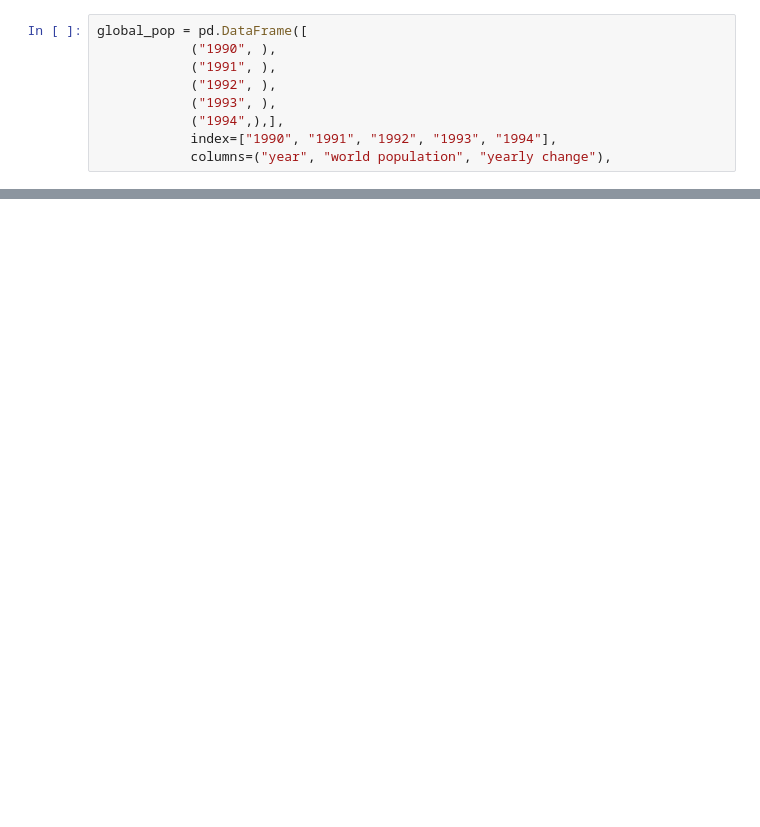
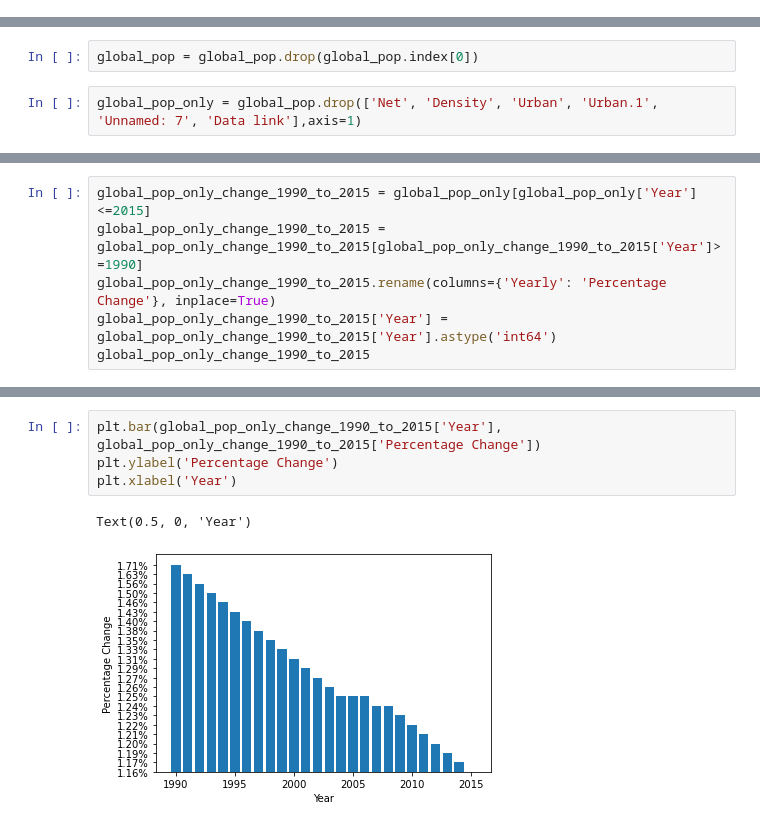
Before and after one commit to Heesu-H/project_1, a Jupyter notebook: Group Project 1/Resources/Untitled.ipynb, the cells around one changed output, grey strips where cells are left out. Saved outputs shown, nothing was run; the diff lists cells and outputs as text; blank space fills up the shorter version.

Commit message:
Add files via upload
upload new data - require help on inverse %

```diff
--- a/Group Project 1/Resources/Untitled.ipynb
+++ b/Group Project 1/Resources/Untitled.ipynb
@@ -35,9 +20,0 @@ len(global_pop)
-# %%
-global_pop = pd.DataFrame([
-            ("1990", ),
-            ("1991", ),
-            ("1992", ),
-            ("1993", ),
-            ("1994",),],
-            index=["1990", "1991", "1992", "1993", "1994"],
-            columns=("year", "world population", "yearly change"),
@@ -45,0 +21,4 @@ SyntaxError: unexpected EOF while parsing (<ipython-input-24-604385c557da>, line
+# %%
+global_pop = global_pop.drop(global_pop.index[0])
+# %%
+global_pop_only = global_pop.drop(['Net', 'Density', 'Urban', 'Urban.1', 'Unnamed: 7', 'Data link'],axis=1)
@@ -45,0 +103,6 @@ SyntaxError: unexpected EOF while parsing (<ipython-input-24-604385c557da>, line
+# %%
+global_pop_only_change_1990_to_2015 = global_pop_only[global_pop_only['Year']<=2015]
+global_pop_only_change_1990_to_2015 = global_pop_only_change_1990_to_2015[global_pop_only_change_1990_to_2015['Year']>=1990]
+global_pop_only_change_1990_to_2015.rename(columns={'Yearly': 'Percentage Change'}, inplace=True)
+global_pop_only_change_1990_to_2015['Year'] = global_pop_only_change_1990_to_2015['Year'].astype('int64')
+global_pop_only_change_1990_to_2015
@@ -45,0 +127,7 @@ SyntaxError: unexpected EOF while parsing (<ipython-input-24-604385c557da>, line
+# %%
+plt.bar(global_pop_only_change_1990_to_2015['Year'], global_pop_only_change_1990_to_2015['Percentage Change'])
+plt.ylabel('Percentage Change')
+plt.xlabel('Year')
+# %% [output]
+Text(0.5, 0, 'Year')
+[figure, added]
```
Also changed, not shown: parts of 12 cells of this notebook, 1 other file.
